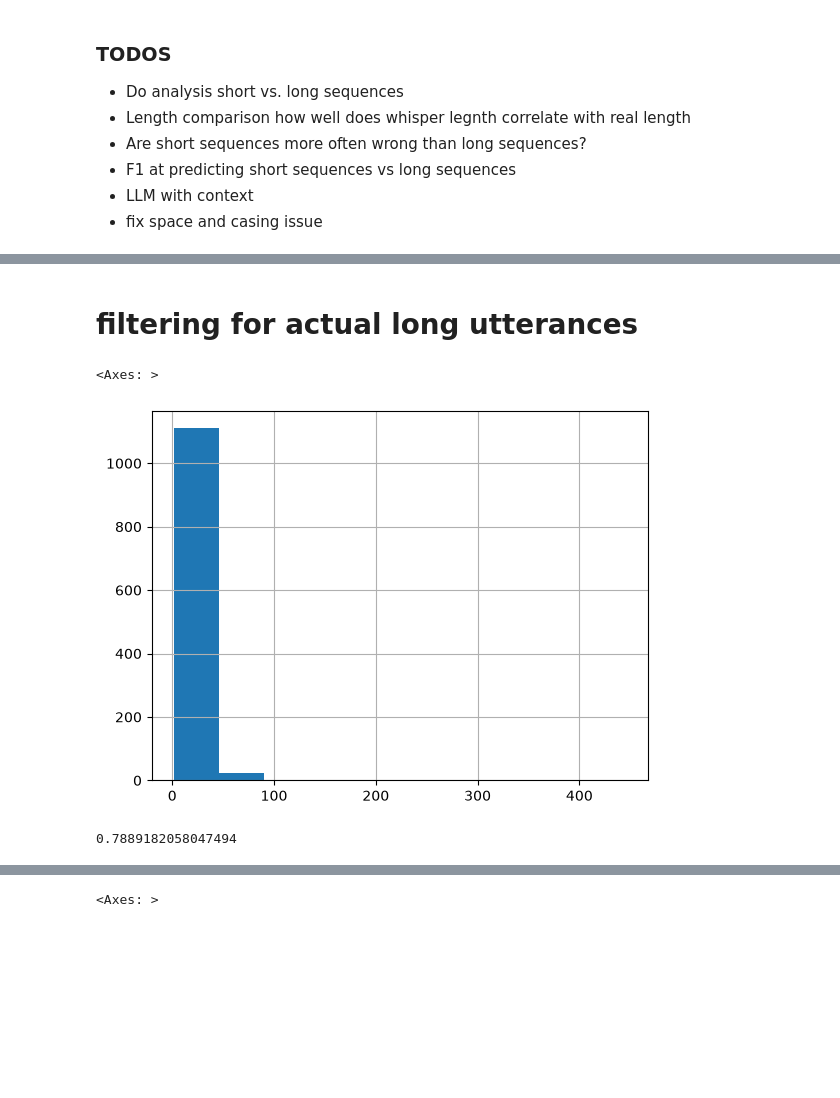
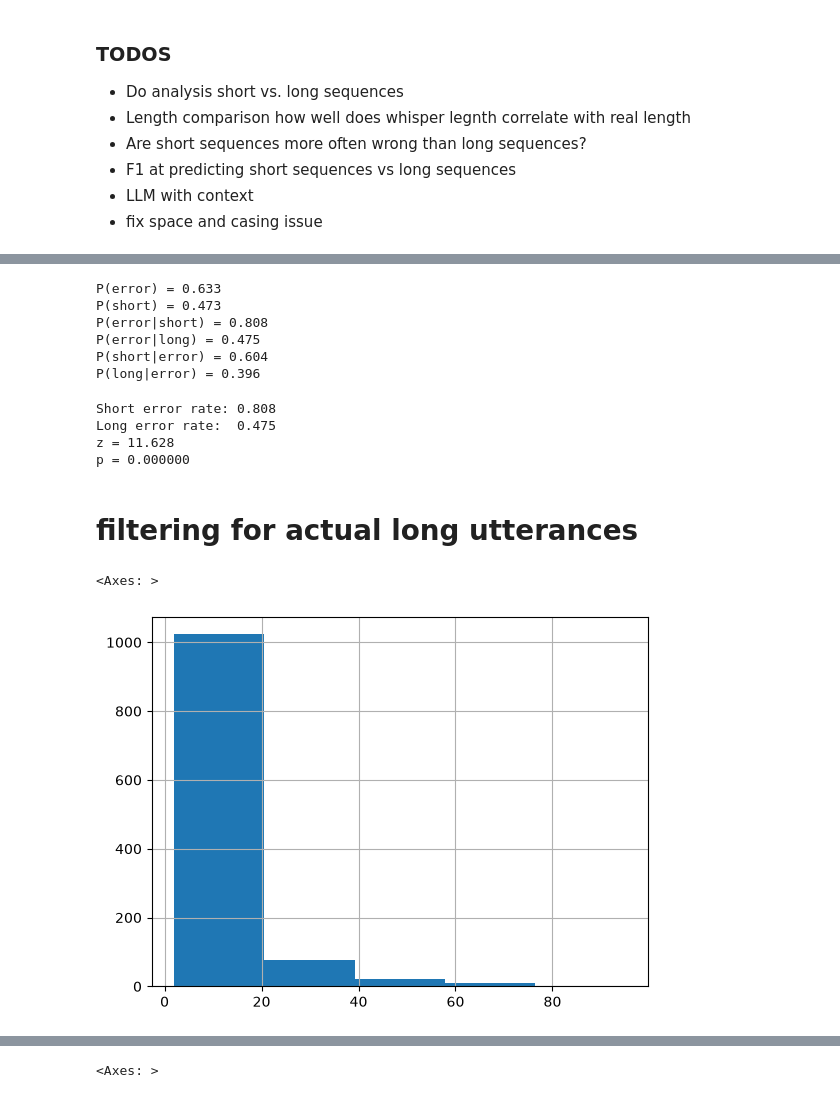
Before and after one commit to macmacmacmac/llm_asr_clarification, a Jupyter notebook: src/llm_asr_clarification/log_prob_beams_elbowplot.ipynb, the cells around one changed output, grey strips where cells are left out. Drawn from its saved outputs; the diff is of its cells as text; code cells hidden in the pictures; blank space fills up the shorter version.

```diff
--- a/src/llm_asr_clarification/log_prob_beams_elbowplot.ipynb
+++ b/src/llm_asr_clarification/log_prob_beams_elbowplot.ipynb
@@ -78,13 +124 @@ tensor(-27.8750, dtype=torch.float64)
-# %%
-df['highest_score'] = highest_scores.numpy()
-df['text'] = df['beam_1_text']
-df['num_tokens'] = df['beam_1_text'].apply(
-    lambda x: len(tokenizer.encode(x))
-)
-df['pred_mistranscription'] = df['highest_score'] < THRESHOLD
-
-df["rougeL"] = [
-    rouge_l(pred, ref).fmeasure
-    for pred, ref in zip(df["text"], df["gt"])
-]
 # %%
@@ -99,0 +155,5 @@ df.head()
+# %%
+df = df[df['num_tokens_text'] < 400]
+df_val = df_val[df_val['num_tokens_text'] < 400]
+
+short_idx = df['num_tokens_text'] <= 5
@@ -100,13 +314,57 @@ df.head()
+# %%
+p_error = len(df[errors_idx])/len(df)
+print(f"P(error) = {p_error:.3f}")
+p_short = len(df[short_idx])/len(df)
+print(f"P(short) = {p_short:.3f}")
+
+p_error_given_short = len(df[(short_idx) & (errors_idx)]) / len(df[short_idx])
+print(f"P(error|short) = {p_error_given_short:.3f}")
+
+p_error_given_long = len(df[(~short_idx) & (errors_idx)]) / len(df[~short_idx])
+print(f"P(error|long) = {p_error_given_long:.3f}")
+
+p_short_given_error = len(df[(short_idx) & (errors_idx)]) / len(df[errors_idx])
+print(f"P(short|error) = {p_short_given_error:.3f}")
+print(f"P(long|error) = {1-p_short_given_error:.3f}")
+# %% [output]
+P(error) = 0.633
+P(short) = 0.473
+P(error|short) = 0.808
+P(error|long) = 0.475
+P(short|error) = 0.604
+P(long|error) = 0.396
+# %%
+from statsmodels.stats.proportion import proportions_ztest
+
+# Number of errors in each group
+n_errors_short = ((short_idx) & (errors_idx)).sum()
+n_errors_long = ((~short_idx) & (errors_idx)).sum()
+
+# Number of samples in each group
+n_short = short_idx.sum()
+n_long = (~short_idx).sum()
+
+# Two-proportion z-test
+count = [n_errors_short, n_errors_long]
+nobs = [n_short, n_long]
+
+z_stat, p_value = proportions_ztest(count, nobs)
+
+print(f"Short error rate: {n_errors_short/n_short:.3f}")
+print(f"Long error rate:  {n_errors_long/n_long:.3f}")
+print(f"z = {z_stat:.3f}")
+print(f"p = {p_value:.6f}")
+# %% [output]
+Short error rate: 0.808
+Long error rate:  0.475
+z = 11.628
+p = 0.000000
 # %% [markdown]
 # filtering for actual long utterances
 # %%
-df['num_tokens'].hist(bins=10)
+df['num_tokens_text'].hist(bins=5)
 # %% [output]
 <Axes: >
-[figure, old version]
+[figure, new version]
-# %%
-sum(df['num_tokens']>2)/len(df)
-# %% [output]
-0.7889182058047494
 # %%
 # Filter out for only actual phrases not just 'ummm' and 'ahhh' and 'yeahh'
```
Also changed, not shown: parts of 51 cells of this notebook.
